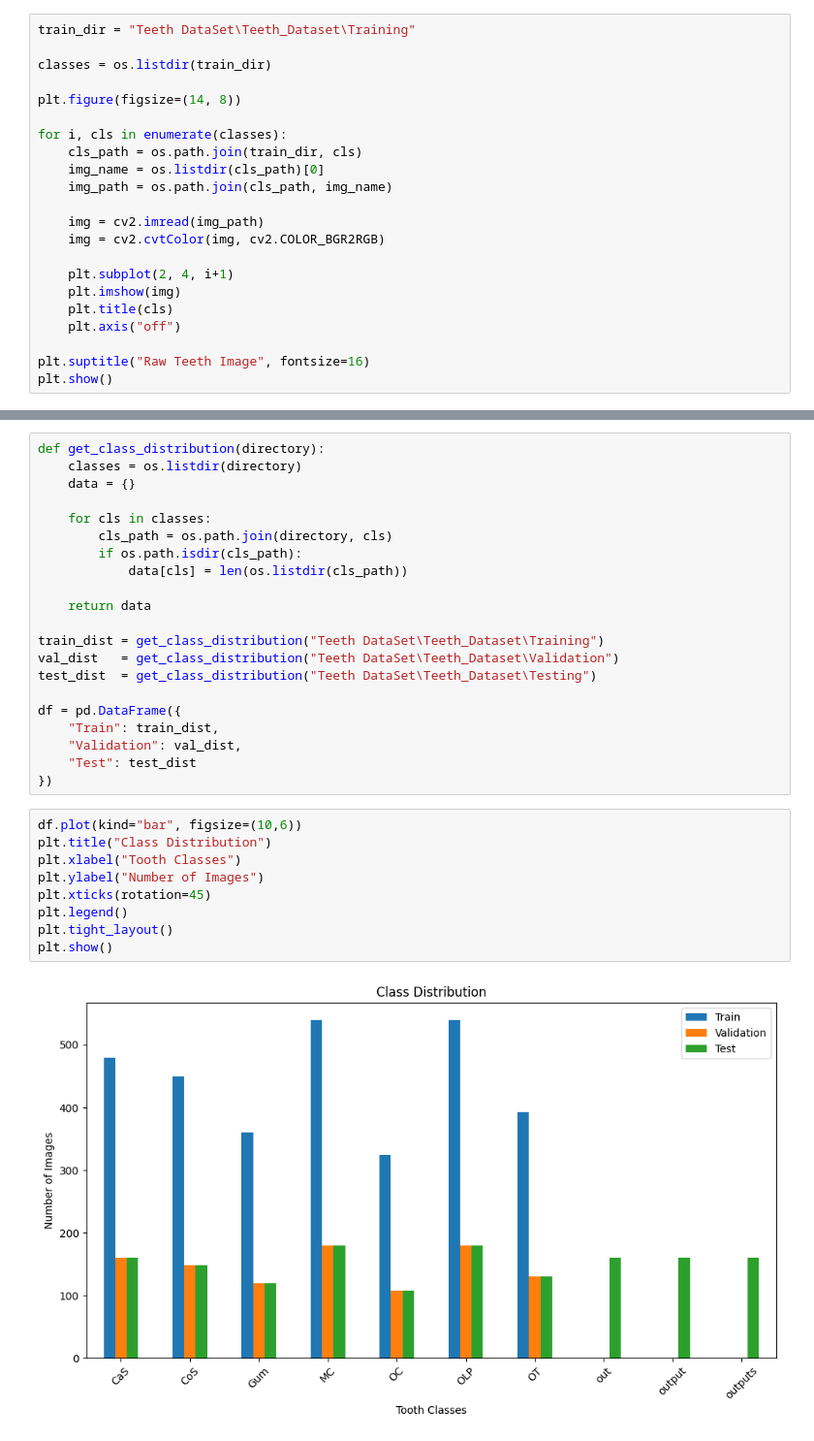
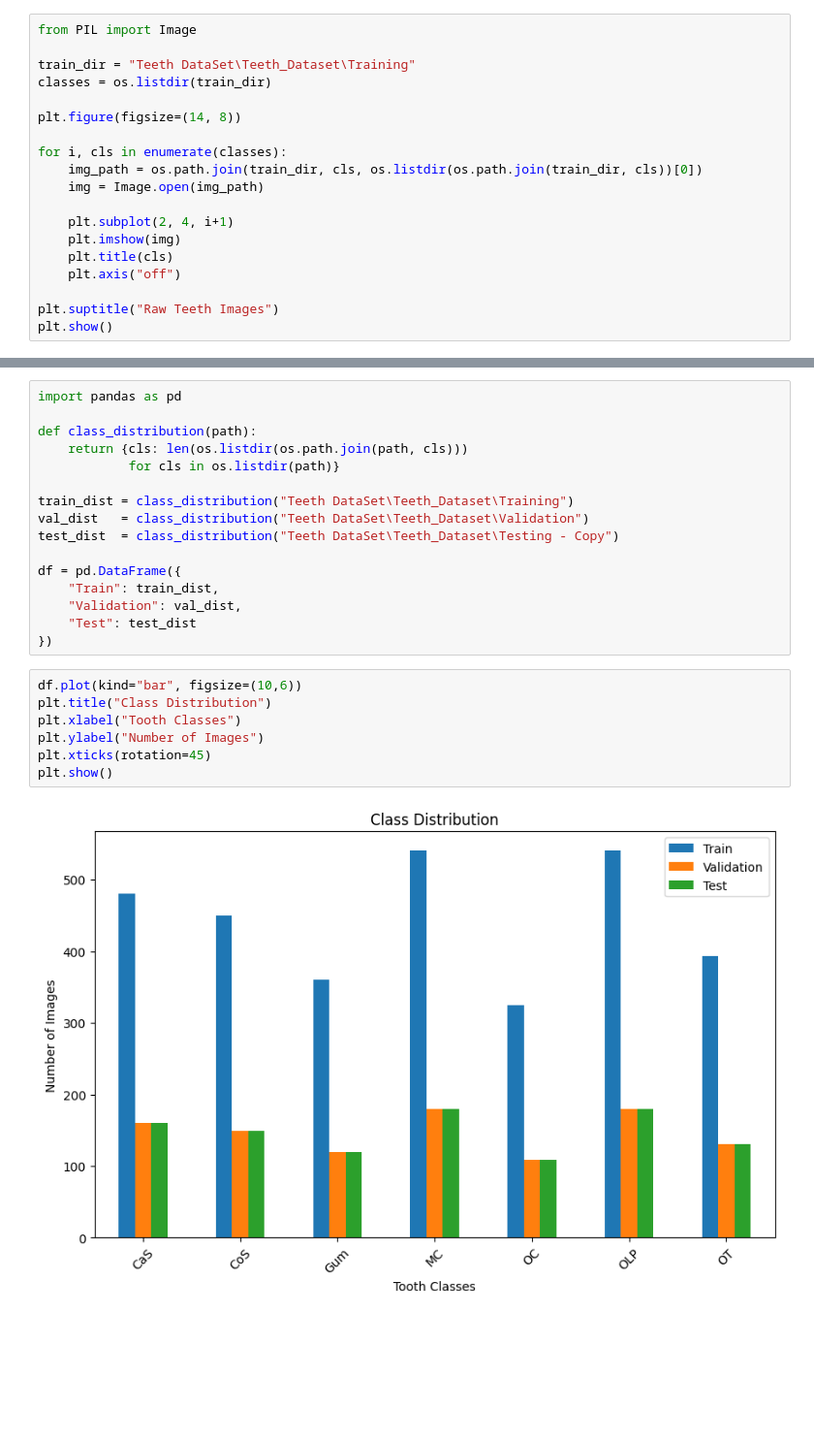
Before and after one commit to Seifkassab20/Teeth-Classification, a Jupyter notebook: Classification.ipynb, the cells around one changed output, grey strips where cells are left out. Shown at 97% size. Saved outputs shown, nothing was run; the diff lists cells and outputs as text; blank space fills up the shorter version.

```diff
--- a/Classification.ipynb
+++ b/Classification.ipynb
@@ -7,23 +15,20 @@ import matplotlib.pyplot as plt
 # %%
+from PIL import Image
+
 train_dir = "Teeth DataSet\Teeth_Dataset\Training"
-
 classes = os.listdir(train_dir)
 
 plt.figure(figsize=(14, 8))
 
 for i, cls in enumerate(classes):
-    cls_path = os.path.join(train_dir, cls)
-    img_name = os.listdir(cls_path)[0]
-    img_path = os.path.join(cls_path, img_name)
-
-    img = cv2.imread(img_path)
-    img = cv2.cvtColor(img, cv2.COLOR_BGR2RGB)
+    img_path = os.path.join(train_dir, cls, os.listdir(os.path.join(train_dir, cls))[0])
+    img = Image.open(img_path)
 
     plt.subplot(2, 4, i+1)
     plt.imshow(img)
     plt.title(cls)
     plt.axis("off")
 
-plt.suptitle("Raw Teeth Image", fontsize=16)
+plt.suptitle("Raw Teeth Images")
 plt.show()
 # %% [output]
@@ -31,18 +36,13 @@ plt.show()
 # %%
-def get_class_distribution(directory):
-    classes = os.listdir(directory)
-    data = {}
+import pandas as pd
 
-    for cls in classes:
-        cls_path = os.path.join(directory, cls)
-        if os.path.isdir(cls_path):
-            data[cls] = len(os.listdir(cls_path))
+def class_distribution(path):
+    return {cls: len(os.listdir(os.path.join(path, cls)))
+            for cls in os.listdir(path)}
 
-    return data
-
-train_dist = get_class_distribution("Teeth DataSet\Teeth_Dataset\Training")
-val_dist   = get_class_distribution("Teeth DataSet\Teeth_Dataset\Validation")
-test_dist  = get_class_distribution("Teeth DataSet\Teeth_Dataset\Testing")
+train_dist = class_distribution("Teeth DataSet\Teeth_Dataset\Training")
+val_dist   = class_distribution("Teeth DataSet\Teeth_Dataset\Validation")
+test_dist  = class_distribution("Teeth DataSet\Teeth_Dataset\Testing - Copy")
 
 df = pd.DataFrame({
     "Train": train_dist,
@@ -52,12 +52,10 @@ df = pd.DataFrame({
 # %%
 df.plot(kind="bar", figsize=(10,6))
 plt.title("Class Distribution")
 plt.xlabel("Tooth Classes")
 plt.ylabel("Number of Images")
 plt.xticks(rotation=45)
-plt.legend()
-plt.tight_layout()
 plt.show()
 # %% [output]
-[figure, old version]
+[figure, new version]
 # %%
```
Also changed, not shown: parts of 10 cells of this notebook.
